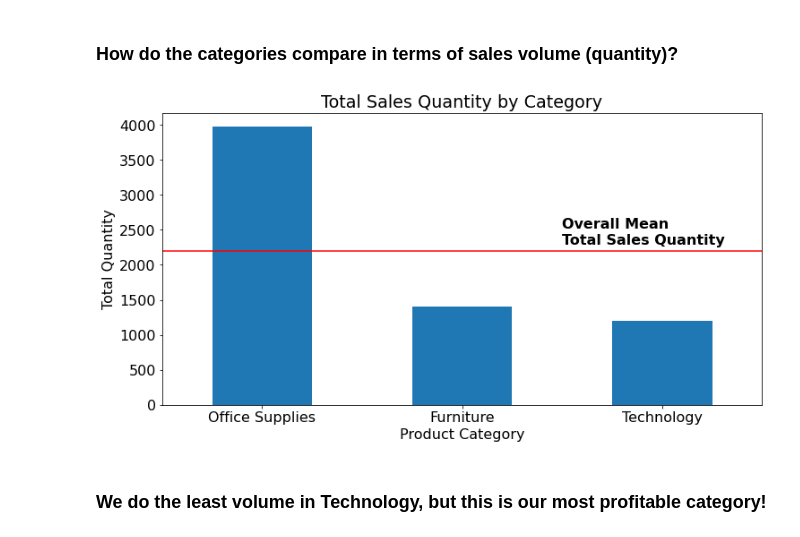
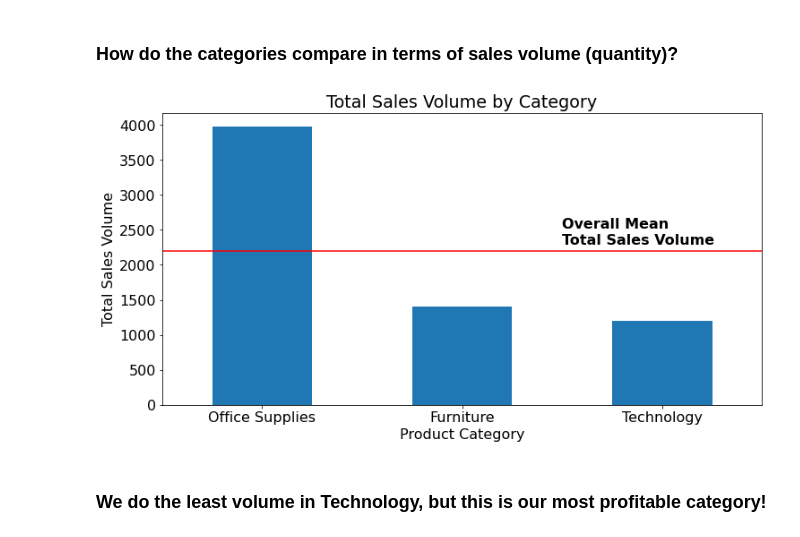
Before and after one commit to superstore-stephen-jesse/superstor-time-series-project, a Jupyter notebook: final_report.ipynb, the cells around one changed output. Saved outputs shown, nothing was run; the diff lists cells and outputs as text; code cells hidden in the pictures.

```diff
--- a/final_report.ipynb
+++ b/final_report.ipynb
@@ -197,14 +200,14 @@ Significantly Higher  Home Office Technology ttest
 ### How do the categories compare in terms of sales volume (quantity)?
 # %%
 df.groupby("category").quantity.sum().sort_values(ascending=False).plot.bar()
-plt.title('Total Sales Quantity by Category')
+plt.title('Total Sales Volume by Category')
 plt.axhline(df.groupby("category").quantity.sum().mean(), color = 'r')
-plt.annotate('Overall Mean \nTotal Sales Quantity', xy=(1.5,2300), fontweight='bold')
+plt.annotate('Overall Mean \nTotal Sales Volume', xy=(1.5,2300), fontweight='bold')
 plt.xticks(rotation=0)
 plt.xlabel("Product Category")
-plt.ylabel("Total Quantity")
+plt.ylabel("Total Sales Volume")
 plt.show()
 # %% [output]
-[figure, old version]
+[figure, new version]
 # %% [markdown]
 ### We do the least volume in Technology, but this is our most profitable category!
```
Also changed, not shown: parts of 6 cells of this notebook.
